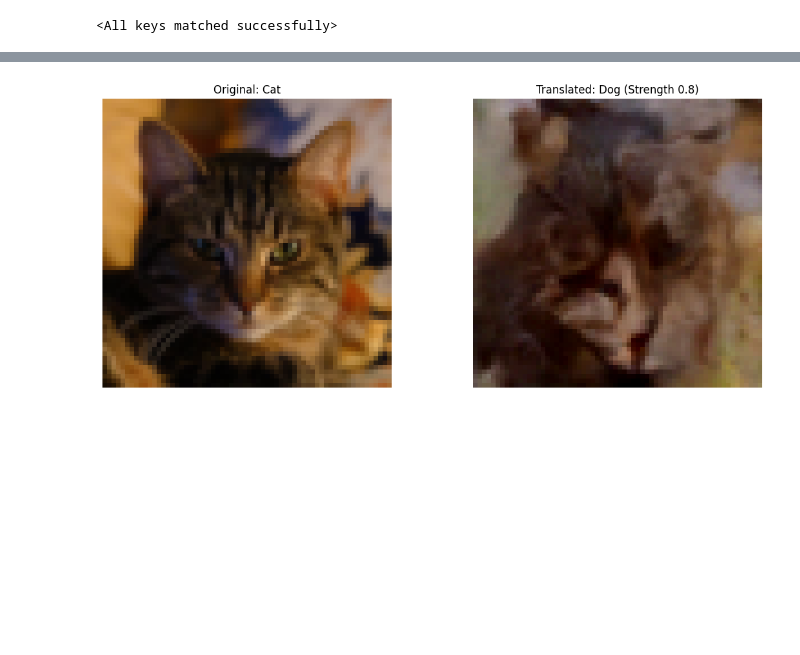
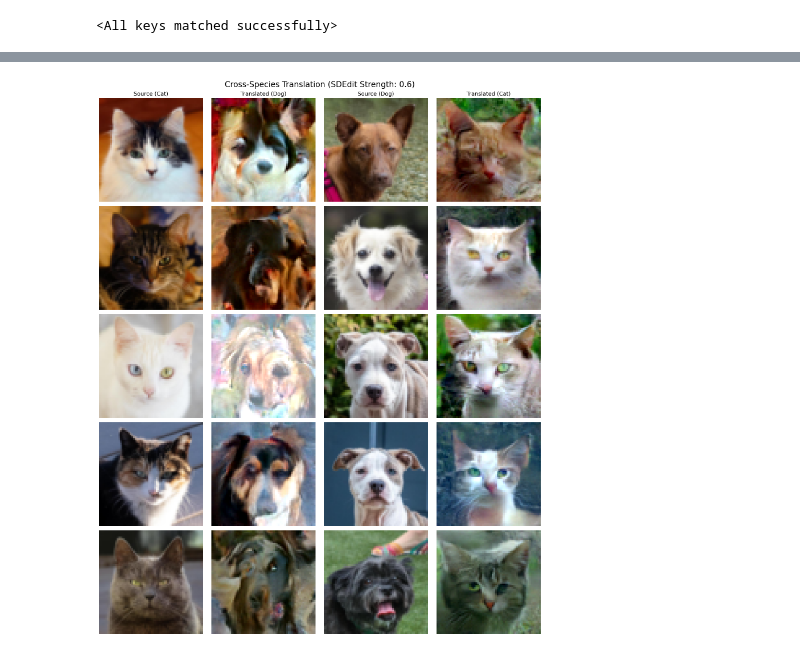
Before and after one commit to robertbejan/deepavance, a Jupyter notebook: miniproject_diffusion.ipynb, the cells around one changed output, grey strips where cells are left out. Cells and saved outputs as stored; diff of their text form; code cells hidden in the pictures; blank space fills up the shorter version.

Commit message:
Finish diffusion notebook

```diff
--- a/miniproject_diffusion.ipynb
+++ b/miniproject_diffusion.ipynb
@@ -396,5 +320,5 @@ CLIP embedding shape: torch.Size([512])
 # %%
-def train_epoch(model, dataloader, optimizer, device, epoch, num_epochs, img_size=128, clip_embeddings=None):
+def train_epoch(model, dataloader, optimizer, device, img_size=IMG_SIZE, clip_embeddings=None):
     model.train()
     train_loss = 0
 
@@ -407,16 +331,15 @@ def train_epoch(model, dataloader, optimizer, device, epoch, num_epochs, img_siz
 
         optimizer.zero_grad()
 
-        # --- Get CLIP embeddings for batch ---
+        # Get CLIP embeddings for batch
         clip_cond = torch.stack([clip_embeddings[int(l)] for l in labels]).to(device)
 
-        # --- Diffusion Training Steps ---
+        # Diffusion Training Steps
         t = diffusion.sample_timesteps(data.shape[0])
         x_t, noise = diffusion.noise_images(data, t)
 
-        # Classifier-free guidance: 10% of the time, use null embedding (zeros)
-        # This forces the model to generate good content without conditioning
-        mask = torch.rand(data.shape[0], device=device) < 0.1
+        # Classifier-free guidance: 50% of the time, use null embedding
+        mask = torch.rand(data.shape[0], device=device) < 0.5
         null_emb = torch.zeros_like(clip_cond)
         clip_cond_masked = torch.where(mask.unsqueeze(1), null_emb, clip_cond)
 
@@ -431,7 +354,7 @@ def train_epoch(model, dataloader, optimizer, device, epoch, num_epochs, img_siz
     avg_loss = train_loss / len(dataloader)
     return avg_loss
 
-def validate_epoch(model, dataloader, device, img_size=128, clip_embeddings=None):
+def validate_epoch(model, dataloader, device, img_size=IMG_SIZE, clip_embeddings=None):
     model.eval()
     val_loss = 0
 
@@ -442,7 +365,7 @@ def validate_epoch(model, dataloader, device, img_size=128, clip_embeddings=None
         for data, labels in dataloader:
             data, labels = data.to(device), labels.to(device)
 
-            # --- Get CLIP embeddings for batch ---
+            # Get CLIP embeddings for batch
             clip_cond = torch.stack([clip_embeddings[int(l)] for l in labels]).to(device)
 
             t = diffusion.sample_timesteps(data.shape[0])
@@ -517,3 +457,5 @@ KeyboardInterrupt:
 model.load_state_dict(state_dict)
 # %% [output]
 <All keys matched successfully>
+# %%
+model.load_state_dict(torch.load("diffusion_light_lastepoch.pth"))
@@ -582,44 +515,65 @@ def translate_species(model, diffusion, image, source_label, clip_embeddings, st
     return (x_gen.clamp(-1, 1) + 1) / 2
 # %%
-# --- Configuration ---
-STRENGTH = 0.8  # Lower strength keeps more structure
+import matplotlib.pyplot as plt
 
-# Get a real image from validation set
-real_img, label = val_loader.dataset[1]
+STRENGTH = 0.6
+diffusion_tools = Diffusion(noise_steps=1000, img_size=IMG_SIZE, device=device, schedule="cosine")
 
-# Translate with CORRECT image size
-diffusion_tools = Diffusion(img_size=IMG_SIZE, device=device, schedule="cosine")
-model.load_state_dict(state_dict)
-translated_img = translate_species(
-    model,
-    diffusion_tools,
-    real_img,
-    label,
-    clip_embeddings,
-    strength=STRENGTH
-)
+# Find 5 Cats and 5 Dogs
+cat_indices = []
+dog_indices = []
 
-# --- Visualization ---
-real_img_show = (real_img.permute(1, 2, 0) + 1) / 2
-trans_img_show = translated_img.squeeze().cpu().permute(1, 2, 0)
+for i in range(len(val_loader.dataset)):
+    _, label = val_loader.dataset[i]
+    if int(label) == 0 and len(cat_indices) < 5:
+        cat_indices.append(i)
+    elif int(label) == 1 and len(dog_indices) < 5:
+        dog_indices.append(i)
+    if len(cat_indices) >= 5 and len(dog_indices) >= 5:
+        break
 
-class_names = ['Cat', 'Dog']
+# Setup Visualization Grid
+fig, axes = plt.subplots(5, 4, figsize=(16, 20))
+fig.suptitle(f'Cross-Species Translation (SDEdit Strength: {STRENGTH})', fontsize=20)
 
-plt.figure(figsize=(12, 5))
+axes[0, 0].set_title("Source (Cat)", fontsize=14)
+axes[0, 1].set_title("Translated (Dog)", fontsize=14)
+axes[0, 2].set_title("Source (Dog)", fontsize=14)
+axes[0, 3].set_title("Translated (Cat)", fontsize=14)
 
-# Original
-plt.subplot(1, 2, 1)
-plt.title(f"Original: {class_names[label]}")
-plt.imshow(real_img_show.clamp(0, 1))
-plt.axis('off')
+# Process and Plot
+for i in range(5):
+    # Process Cat -> Dog
+    cat_img, cat_lbl = val_loader.dataset[cat_indices[i]] # Range [-1, 1]
+    cat_res = translate_species(model, diffusion_tools, cat_img, cat_lbl, clip_embeddings, strength=STRENGTH) # Range [0, 1]
 
-# Translated
-plt.subplot(1, 2, 2)
-plt.title(f"Translated: {class_names[1-label]} (Strength {STRENGTH})")
-plt.imshow(trans_img_show.clamp(0, 1))
-plt.axis('off')
+    # Process Dog -> Cat
+    dog_img, dog_lbl = val_loader.dataset[dog_indices[i]] # Range [-1, 1]
+    dog_res = translate_species(model, diffusion_tools, dog_img, dog_lbl, clip_embeddings, strength=STRENGTH) # Range [0, 1]
+
+    pairs = [
+        (cat_img, True),
+        (cat_res, False),
+        (dog_img, True),
+        (dog_res, False)
+    ]
+
+    for col, (tensor_img, is_loader_img) in enumerate(pairs):
+        if tensor_img.ndim == 4:
+            tensor_img = tensor_img.squeeze(0)
+
+        img_cpu = tensor_img.permute(1, 2, 0).cpu()
+
+        if is_loader_img:
+            show_img = (img_cpu + 1) / 2
+        else:
+            show_img = img_cpu
+
+        axes[i, col].imshow(show_img.clamp(0, 1))
+        axes[i, col].axis('off')
 
 plt.tight_layout()
+plt.subplots_adjust(top=0.95)
 plt.show()
 # %% [output]
-[figure, old version]
+[figure, new version]
```
Also changed, not shown: parts of 18 cells of this notebook, 1 other file.
